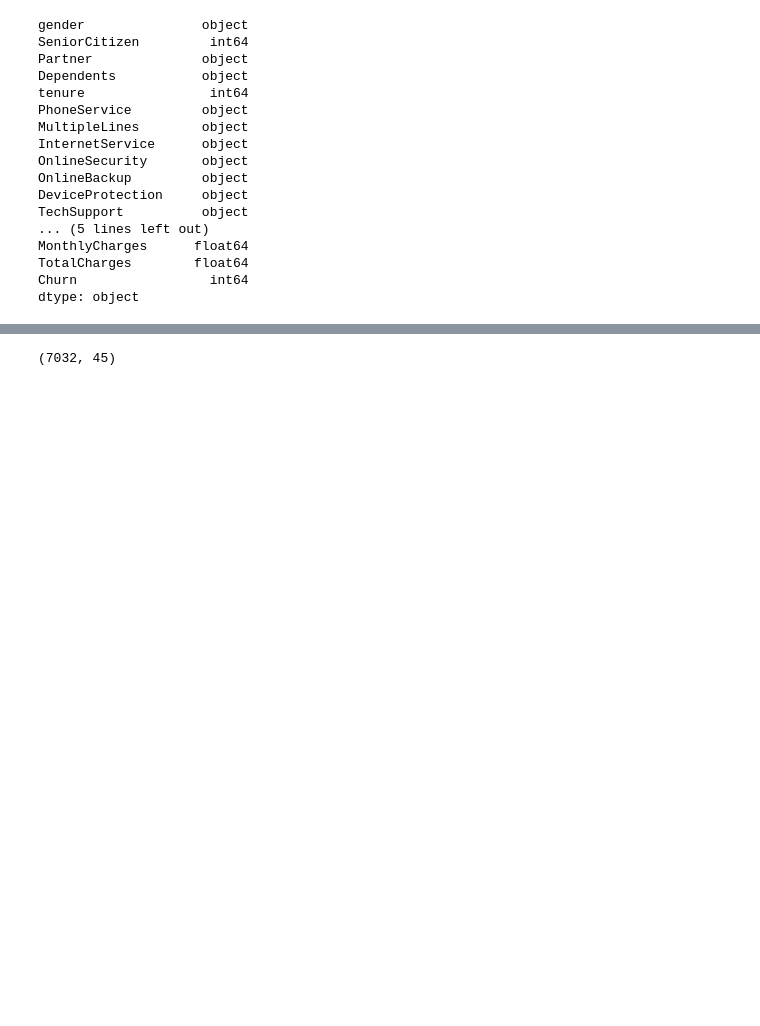
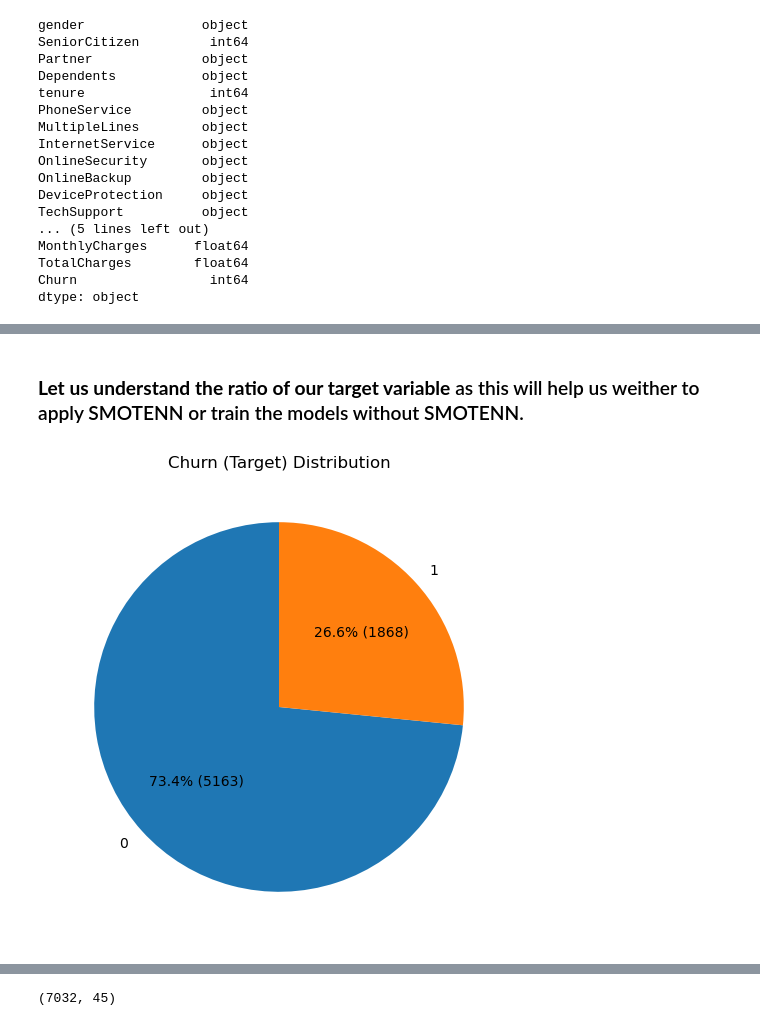
Before and after one commit to makina0928/Getting-started-with-ML, a Jupyter notebook: MODEL_TRAINING.ipynb, the cells around one changed output, grey strips where cells are left out. Cells and saved outputs as stored; diff of their text form; code cells hidden in the pictures; blank space fills up the shorter version.

Commit message:
train machine learning models

```diff
--- a/MODEL_TRAINING.ipynb
+++ b/MODEL_TRAINING.ipynb
@@ -56 +133,14 @@ dtype: object
+# %% [markdown]
+### **Let us understand the ratio of our target variable** as this will help us weither to apply SMOTENN or train the models without SMOTENN.
+# %%
+# Convert DataFrame to seaborn-compatible format
+data = df['Churn'].value_counts().reset_index().rename(columns={'index':'Type'})
+
+# Plot the pie chart using Matplotlib
+plt.figure(figsize=(8, 6))
+plt.pie(x=data['Churn'], labels=data['Type'], autopct=lambda pct: f"{pct:.1f}% ({int(pct/100*sum(data['Churn']))})", startangle=90)
+plt.title('Churn (Target) Distribution')
+plt.show()
+# %% [output]
+[figure, added]
 # %% [markdown]
```
Also changed, not shown: parts of 23 cells of this notebook, 1 other file.
